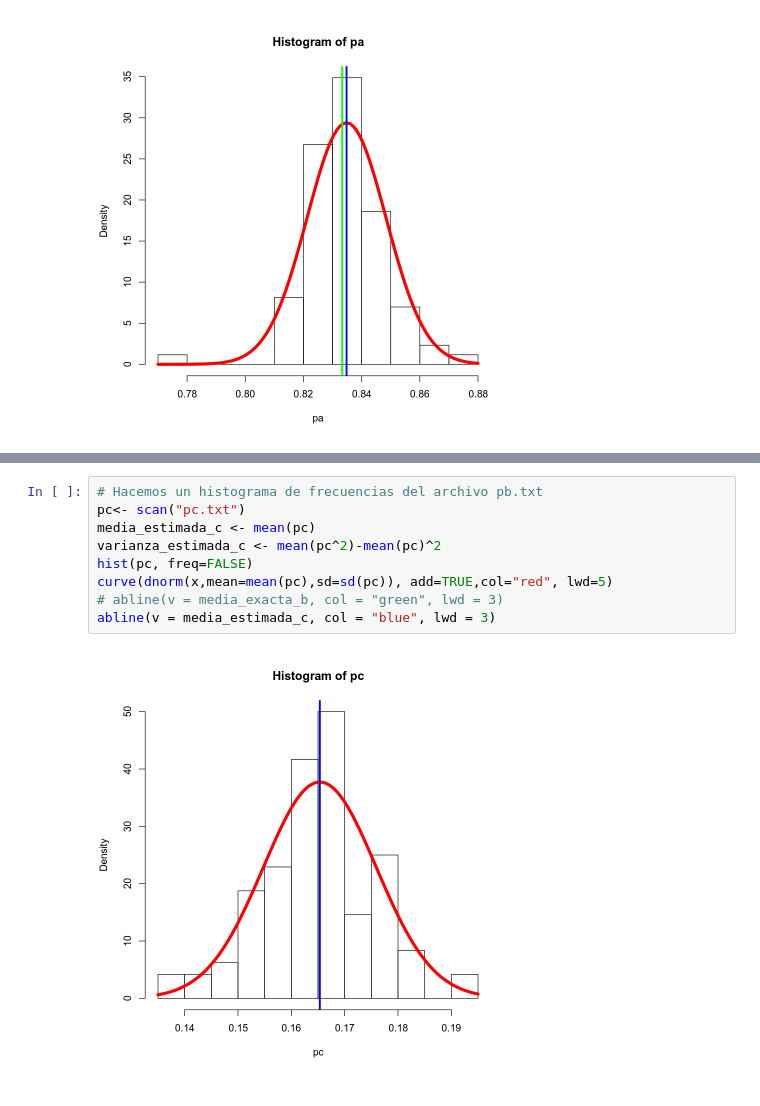
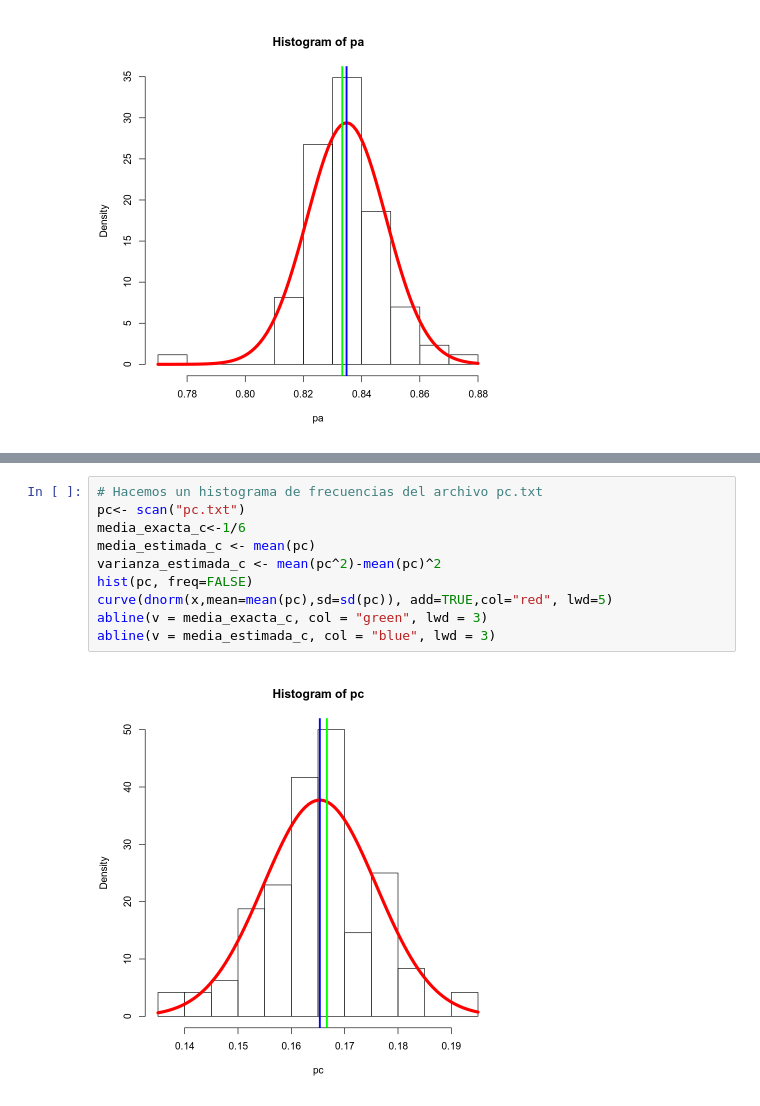
Before and after one commit to franhace/Proba-Estadistica, a Jupyter notebook: Practica/5/EjercicioTCL/EjTCL.ipynb, the cells around one changed output, grey strips where cells are left out. Cells and saved outputs as stored; diff of their text form.

```diff
--- a/Practica/5/EjercicioTCL/EjTCL.ipynb
+++ b/Practica/5/EjercicioTCL/EjTCL.ipynb
@@ -55,12 +56,13 @@ abline(v = media_estimada_b, col = "blue", lwd = 3)
 # %%
-# Hacemos un histograma de frecuencias del archivo pb.txt
+# Hacemos un histograma de frecuencias del archivo pc.txt
 pc<- scan("pc.txt")
+media_exacta_c<-1/6
 media_estimada_c <- mean(pc)
 varianza_estimada_c <- mean(pc^2)-mean(pc)^2
 hist(pc, freq=FALSE)
 curve(dnorm(x,mean=mean(pc),sd=sd(pc)), add=TRUE,col="red", lwd=5)
-# abline(v = media_exacta_b, col = "green", lwd = 3)
+abline(v = media_exacta_c, col = "green", lwd = 3)
 abline(v = media_estimada_c, col = "blue", lwd = 3)
 # %% [output]
-[figure, old version]
+[figure, new version]
 # %%
```
Also changed, not shown: parts of 2 cells of this notebook, 1 other file.
